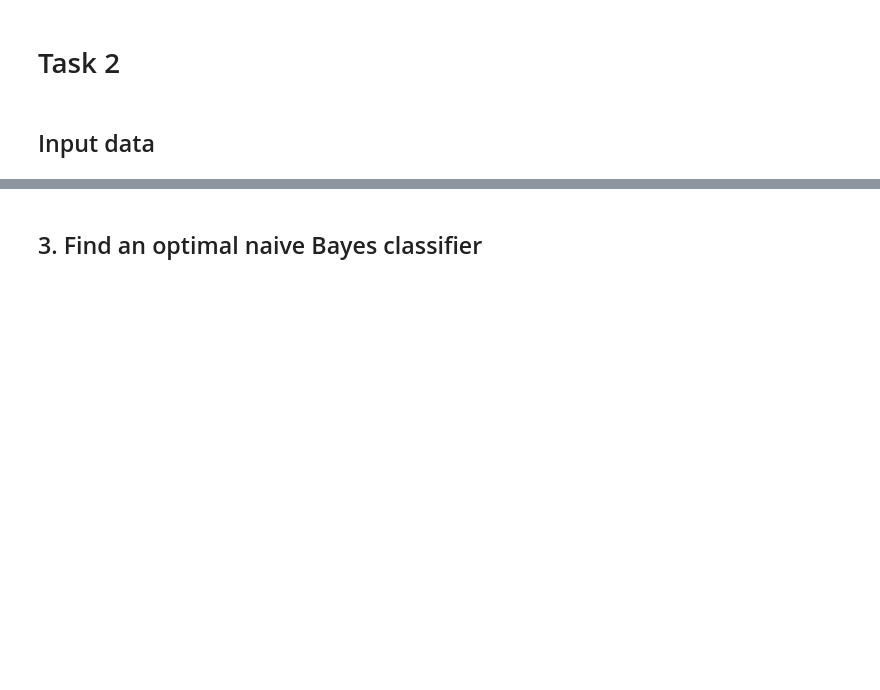
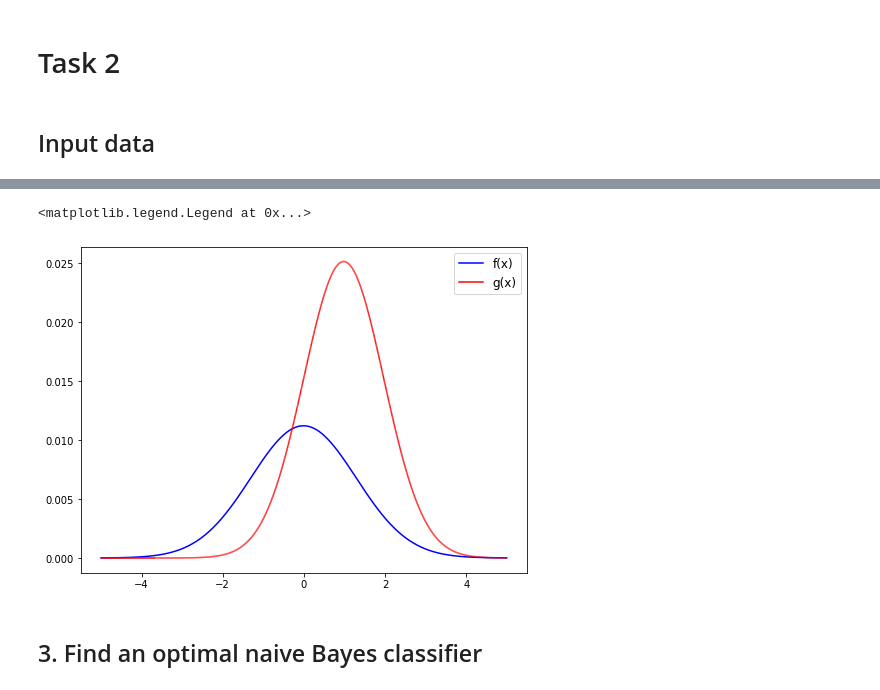
Before and after one commit to scikodot/msu-share, a Jupyter notebook: ml/seminar02/seminar02.ipynb, the cells around one changed output, grey strips where cells are left out. Saved outputs shown, nothing was run; the diff lists cells and outputs as text; code cells hidden in the pictures; blank space fills up the shorter version.

```diff
--- a/ml/seminar02/seminar02.ipynb
+++ b/ml/seminar02/seminar02.ipynb
@@ -117,2 +157,16 @@ x21, x22 = tuple(np.split(x2, [k + 1]))
+# %%
+# Scaled distributions
+f_ = lambda x : py1_ * pxy1_(x)
+g_ = lambda x : py2_ * pxy2_(x)
+
+# Plot distributions
+plt.figure(figsize=(8, 6))
+x = np.linspace(-5, 5, 2001)
+plt.plot(x, f_(x), 'b')
+plotPiecewise(x, g_, 'r')
+plt.legend(['f(x)', 'g(x)'], fontsize='large')
+# %% [output]
+<matplotlib.legend.Legend at 0x...>
+[figure, added]
 # %% [markdown]
 ## 3. Find an optimal naive Bayes classifier
```
Also changed, not shown: parts of 8 cells of this notebook, 1 other file.
